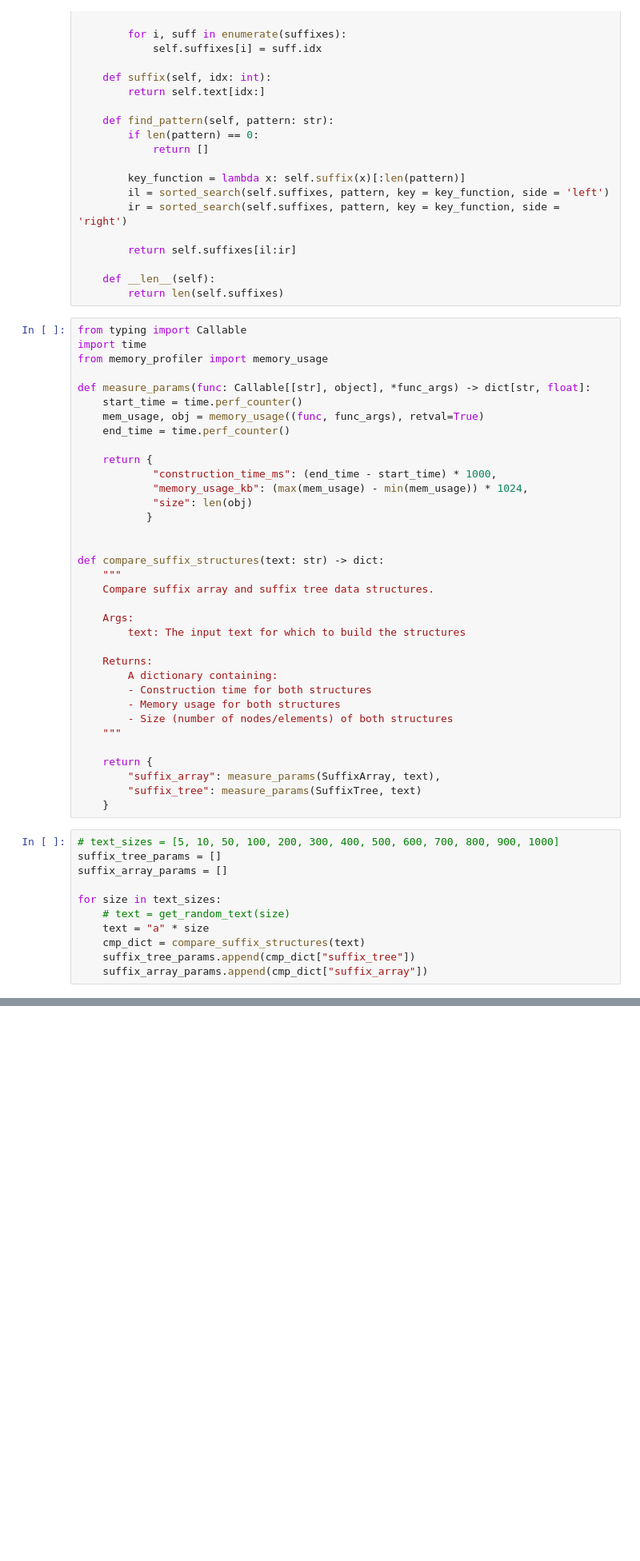
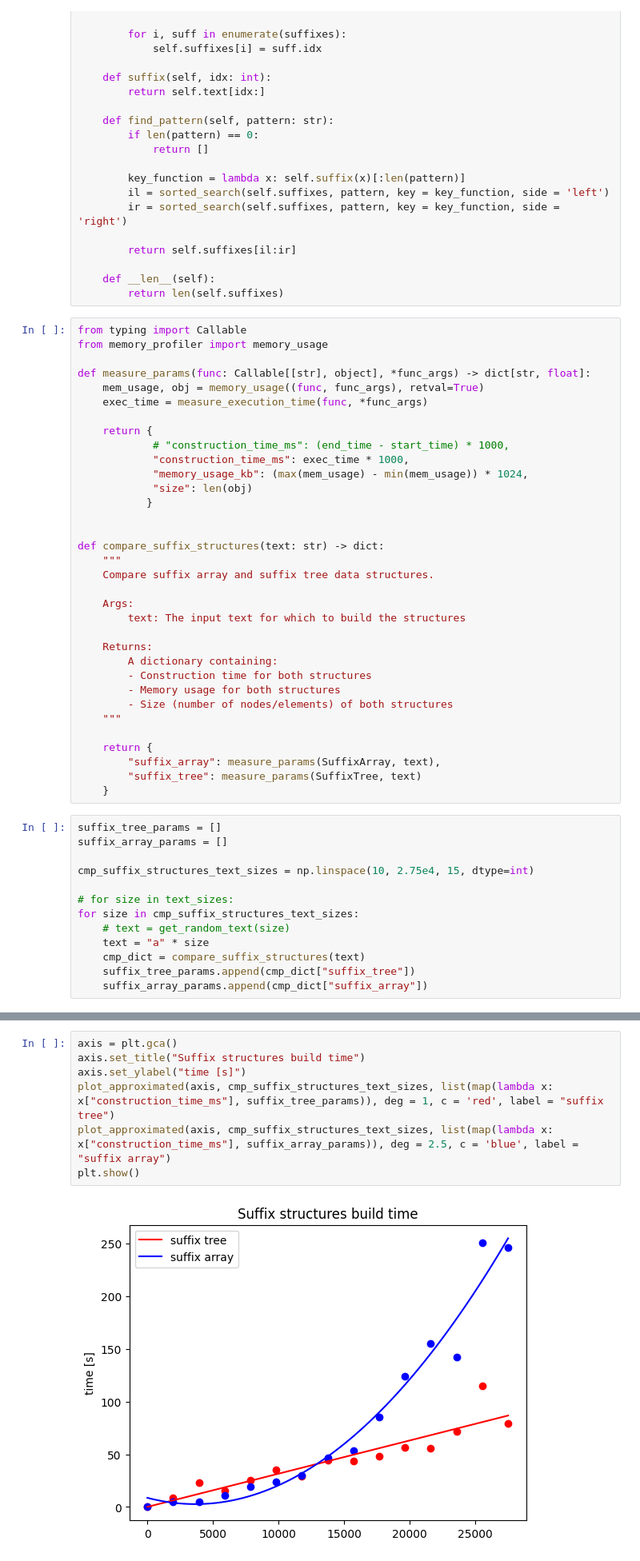
Before and after one commit to WSm-77/text_algorithms, a Jupyter notebook: lab4/wiktor_sedzimir_lab4.ipynb, the cells around one changed output, grey strips where cells are left out. Shown at 80% size. Cells and saved outputs as stored; diff of their text form; blank space fills up the shorter version.

```diff
--- a/lab4/wiktor_sedzimir_lab4.ipynb
+++ b/lab4/wiktor_sedzimir_lab4.ipynb
@@ -786,16 +806,15 @@ class SuffixArray:
         return len(self.suffixes)
 # %%
 from typing import Callable
-import time
 from memory_profiler import memory_usage
 
 def measure_params(func: Callable[[str], object], *func_args) -> dict[str, float]:
-    start_time = time.perf_counter()
     mem_usage, obj = memory_usage((func, func_args), retval=True)
-    end_time = time.perf_counter()
+    exec_time = measure_execution_time(func, *func_args)
 
     return {
-            "construction_time_ms": (end_time - start_time) * 1000,
+            # "construction_time_ms": (end_time - start_time) * 1000,
+            "construction_time_ms": exec_time * 1000,
             "memory_usage_kb": (max(mem_usage) - min(mem_usage)) * 1024,
             "size": len(obj)
            }
@@ -820,11 +839,13 @@ def compare_suffix_structures(text: str) -> dict:
         "suffix_tree": measure_params(SuffixTree, text)
     }
 # %%
-# text_sizes = [5, 10, 50, 100, 200, 300, 400, 500, 600, 700, 800, 900, 1000]
 suffix_tree_params = []
 suffix_array_params = []
 
-for size in text_sizes:
+cmp_suffix_structures_text_sizes = np.linspace(10, 2.75e4, 15, dtype=int)
+
+# for size in text_sizes:
+for size in cmp_suffix_structures_text_sizes:
     # text = get_random_text(size)
     text = "a" * size
     cmp_dict = compare_suffix_structures(text)
@@ -856,0 +854,9 @@ plt.show()
+# %%
+axis = plt.gca()
+axis.set_title("Suffix structures build time")
+axis.set_ylabel("time [s]")
+plot_approximated(axis, cmp_suffix_structures_text_sizes, list(map(lambda x: x["construction_time_ms"], suffix_tree_params)), deg = 1, c = 'red', label = "suffix tree")
+plot_approximated(axis, cmp_suffix_structures_text_sizes, list(map(lambda x: x["construction_time_ms"], suffix_array_params)), deg = 2.5, c = 'blue', label = "suffix array")
+plt.show()
+# %% [output]
+[figure, added]
```
Also changed, not shown: parts of 14 cells of this notebook.
